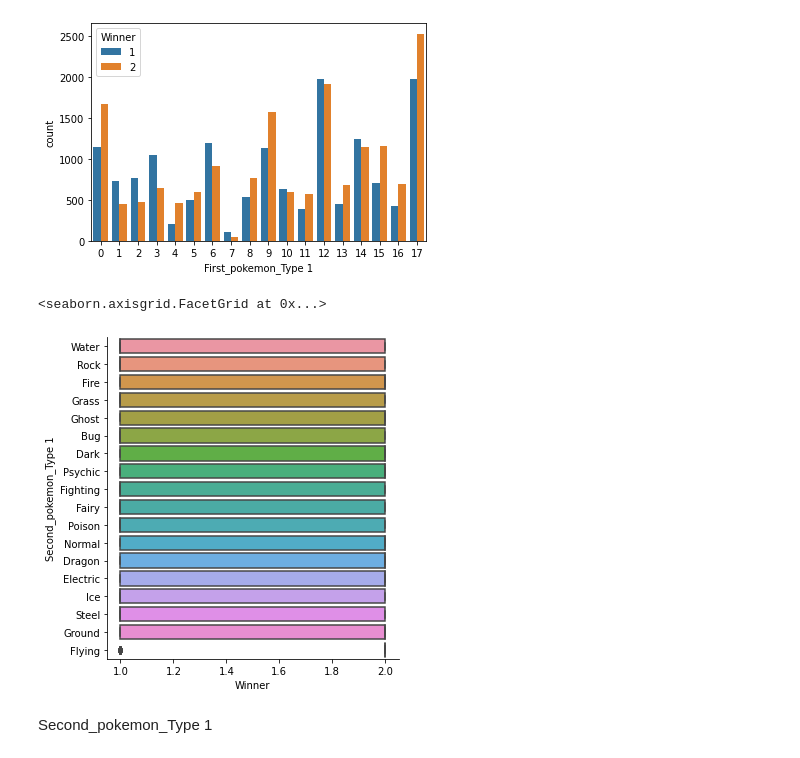
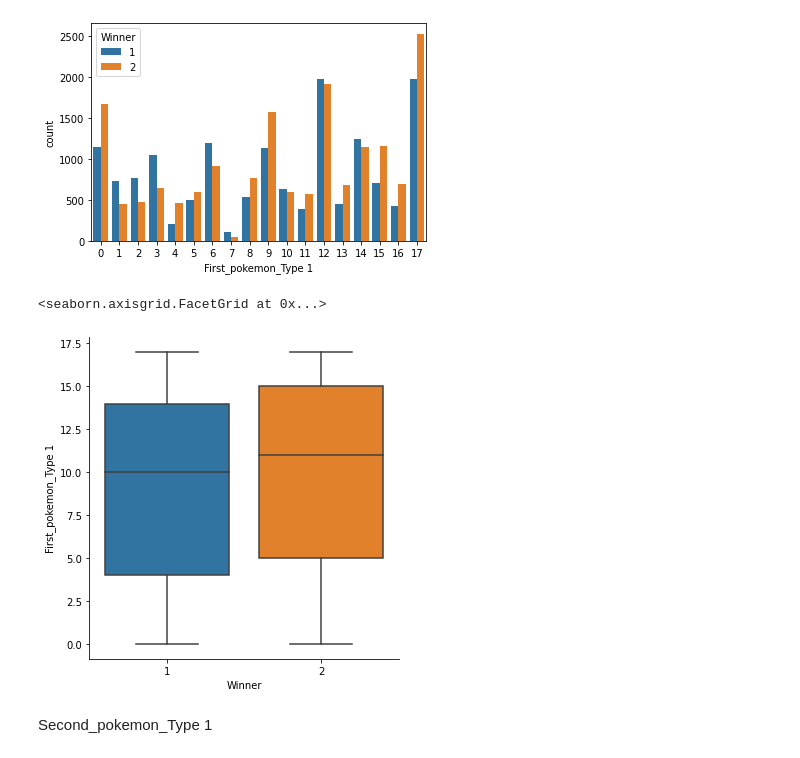
Before and after one commit to GuidiSara/Challenge-IA-Pokemon, a Jupyter notebook: Training.ipynb, the cells around one changed output. Saved outputs shown, nothing was run; the diff lists cells and outputs as text; code cells hidden in the pictures.

```diff
--- a/Training.ipynb
+++ b/Training.ipynb
@@ -579,10 +579,10 @@ sns.countplot(x=train_merge["First_pokemon_Type 1"], hue=train["Winner"])
 <AxesSubplot:xlabel='First_pokemon_Type 1', ylabel='count'>
 [figure]
 # %%
-sns.catplot(x="Winner", y="Second_pokemon_Type 1", data=train_merge, kind="box")
+sns.catplot(x="Winner", y="First_pokemon_Type 1", data=train_merge, kind="box")
 # %% [output]
 <seaborn.axisgrid.FacetGrid at 0x...>
-[figure, old version]
+[figure, new version]
 # %% [markdown]
 Second_pokemon_Type 1
 # %%
```
Also changed, not shown: parts of 21 cells of this notebook, 1 other file.
